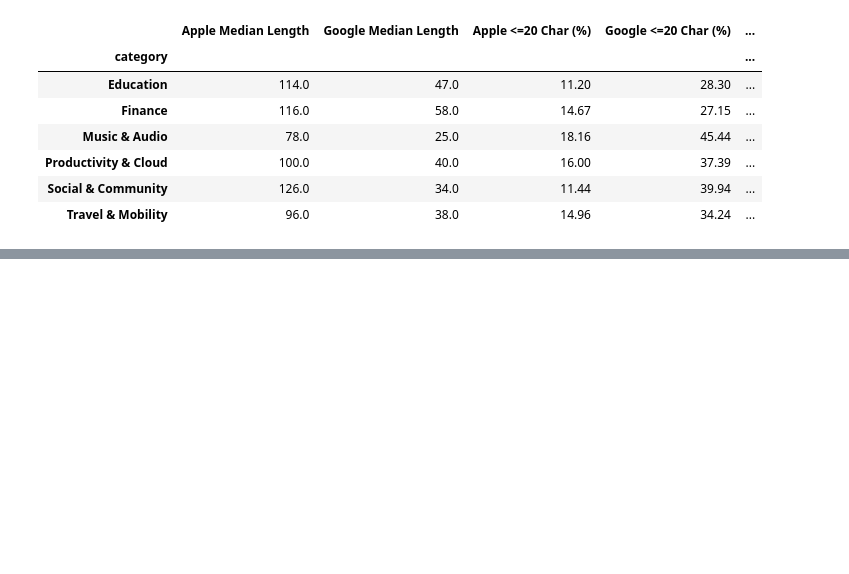
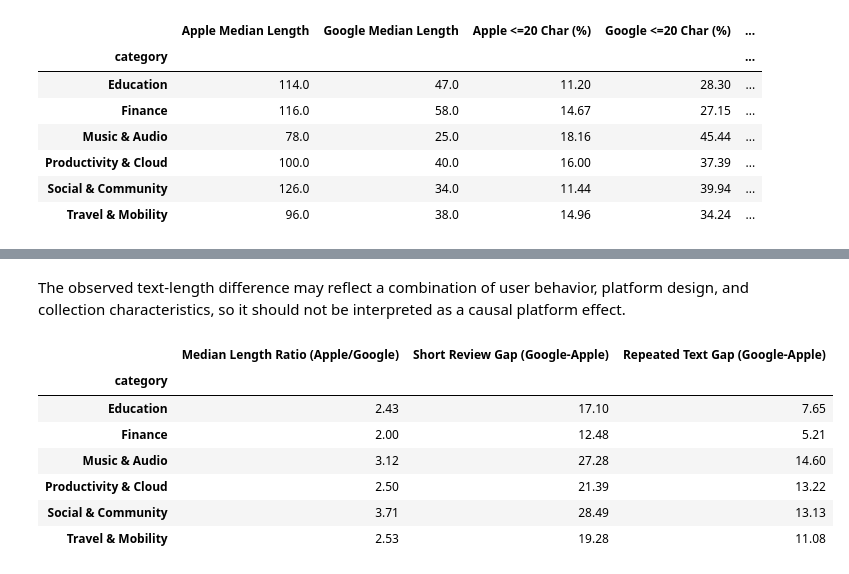
Before and after one commit to olizzh0105/review-data-source-analysis, a Jupyter notebook: notebooks/03_category_analysis.ipynb, the cells around one changed output, grey strips where cells are left out. Cells and saved outputs as stored; diff of their text form; code cells hidden in the pictures; blank space fills up the shorter version.

Commit message:
Add paired app and category-level analysis

```diff
--- a/notebooks/03_category_analysis.ipynb
+++ b/notebooks/03_category_analysis.ipynb
@@ -448,0 +463,38 @@ display(category_quality.round(2))
+# %% [markdown]
+The observed text-length difference may reflect a combination of user behavior, platform design, and collection characteristics, so it should not be interpreted as a causal platform effect.
+# %%
+category_quality_comparison = category_quality.copy()
+
+category_quality_comparison["Median Length Ratio (Apple/Google)"] = (
+    category_quality_comparison["Apple Median Length"]
+    / category_quality_comparison["Google Median Length"]
+)
+
+category_quality_comparison["Short Review Gap (Google-Apple)"] = (
+    category_quality_comparison["Google <=20 Char (%)"]
+    - category_quality_comparison["Apple <=20 Char (%)"]
+)
+
+category_quality_comparison["Repeated Text Gap (Google-Apple)"] = (
+    category_quality_comparison["Google Repeated Text (%)"]
+    - category_quality_comparison["Apple Repeated Text (%)"]
+)
+
+display(
+    category_quality_comparison[
+        [
+            "Median Length Ratio (Apple/Google)",
+            "Short Review Gap (Google-Apple)",
+            "Repeated Text Gap (Google-Apple)"
+        ]
+    ].round(2)
+)
+# %% [output]
+|  | Median Length Ratio (Apple/Google) | Short Review Gap (Google-Apple) | Repeated Text Gap (Google-Apple) |
+| category |  |  |  |
+| Education | 2.43 | 17.10 | 7.65 |
+| Finance | 2.00 | 12.48 | 5.21 |
+| Music & Audio | 3.12 | 27.28 | 14.60 |
+| Productivity & Cloud | 2.50 | 21.39 | 13.22 |
+| Social & Community | 3.71 | 28.49 | 13.13 |
+| Travel & Mobility | 2.53 | 19.28 | 11.08 |
```
Also changed, not shown: parts of 3 cells of this notebook.
